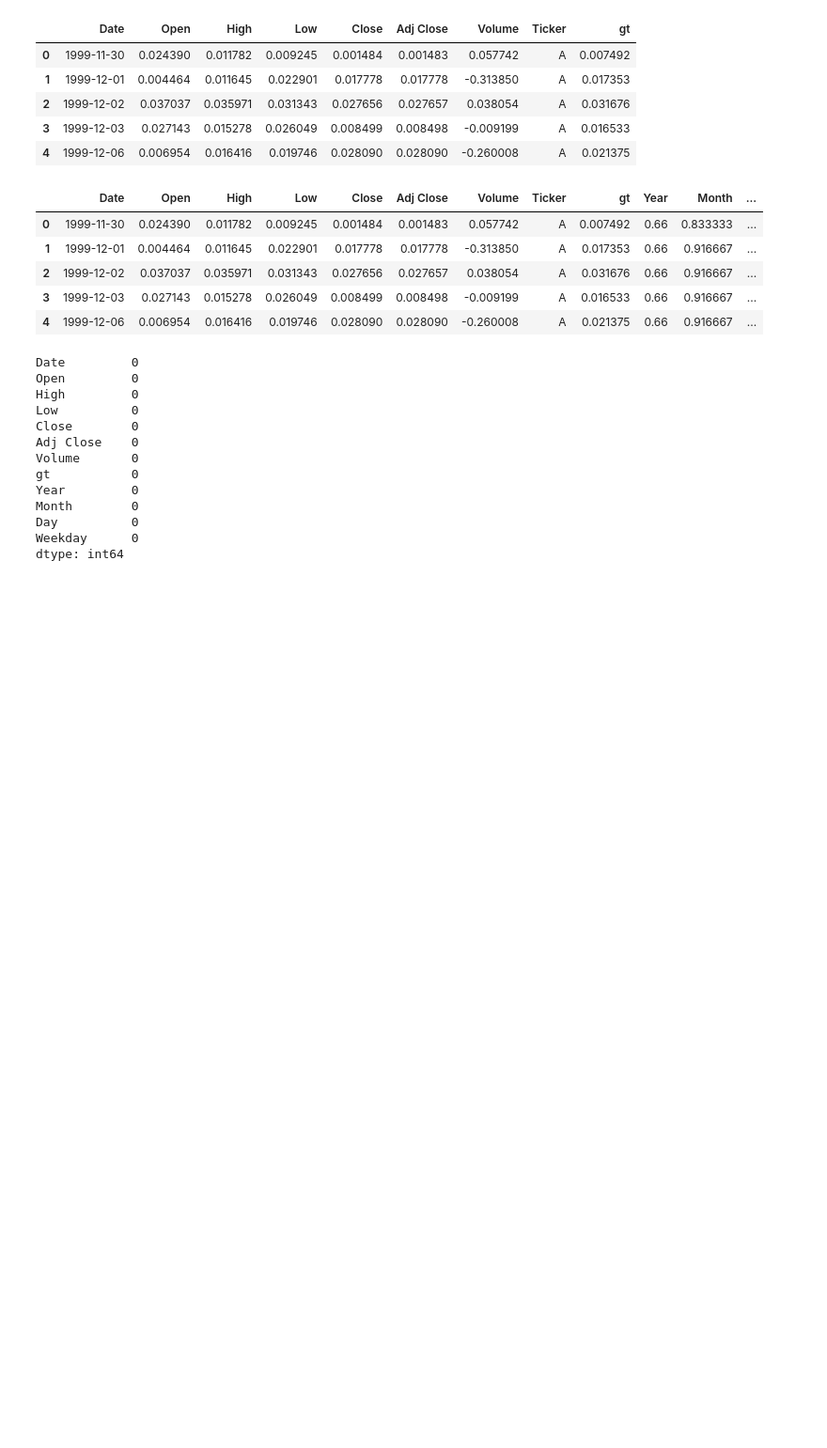
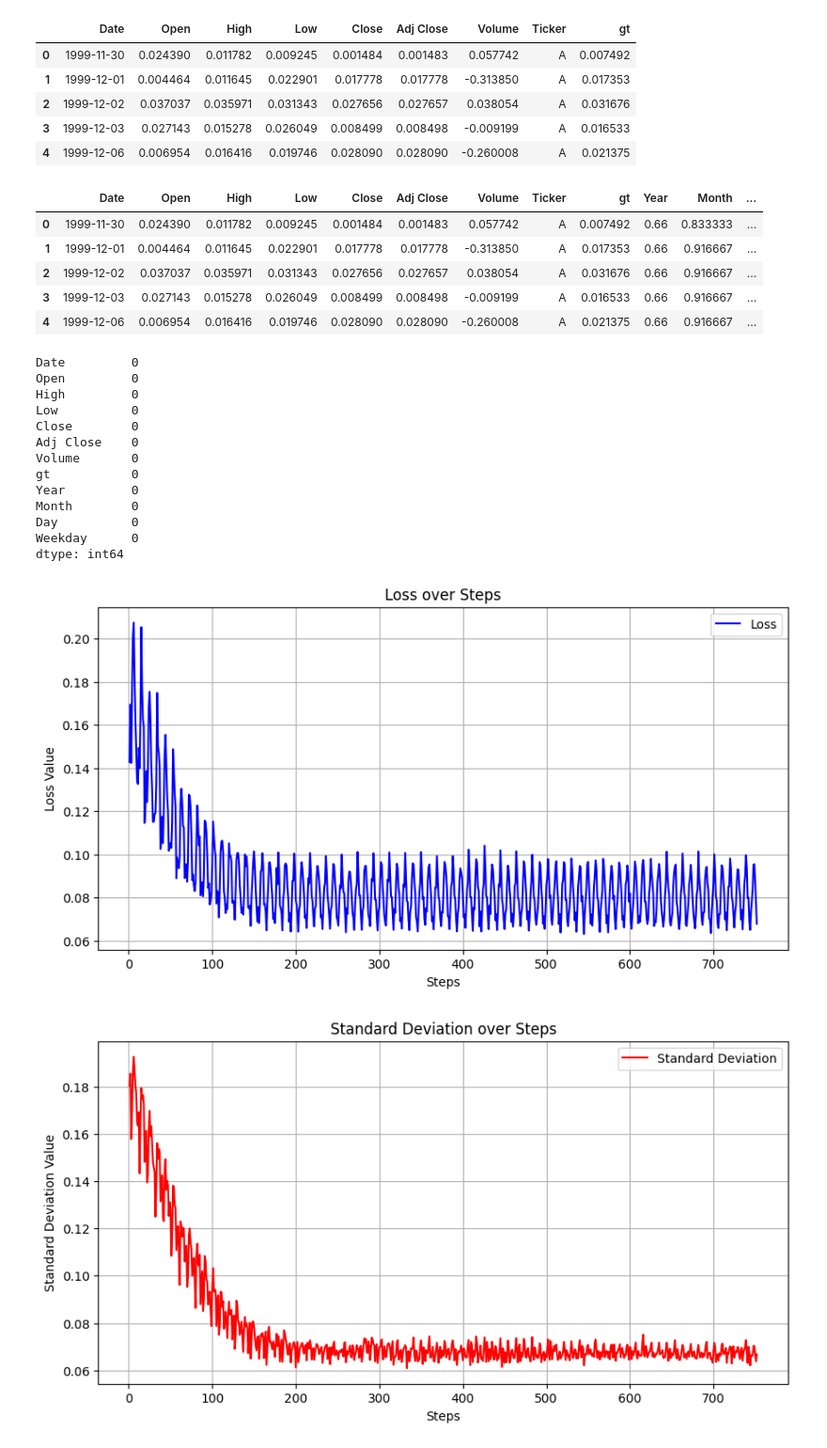
Before and after one commit to katop1234/FPT2, a Jupyter notebook: get_data_test.ipynb, the cells around one changed output. Shown at 94% size. Cells and saved outputs as stored; diff of their text form; code cells hidden in the pictures; blank space fills up the shorter version.

```diff
--- a/get_data_test.ipynb
+++ b/get_data_test.ipynb
@@ -109,3 +109,48 @@ Month        0
 Day          0
 Weekday      0
 dtype: int64
+# %%
+import matplotlib.pyplot as plt
+
+# Read the file
+with open("losses.txt", "r") as f:
+    lines = f.readlines()
+
+# Extract loss and std dev values
+losses = []
+std_devs = []
+
+for line in lines:
+    if "Loss:" in line and "Std Dev:" in line:
+        parts = line.split(',')
+        loss = float(parts[0].split(":")[1].strip())
+        std_dev = float(parts[1].split(":")[1].strip())
+
+        losses.append(loss)
+        std_devs.append(std_dev)
+
+# Plotting
+steps = list(range(1, len(losses) + 1))
+
+# Plot Loss
+plt.figure(figsize=(10, 5))
+plt.plot(steps, losses, label='Loss', color='blue')
+plt.xlabel('Steps')
+plt.ylabel('Loss Value')
+plt.title('Loss over Steps')
+plt.legend()
+plt.grid(True)
+plt.show()
+
+# Plot Std Dev
+plt.figure(figsize=(10, 5))
+plt.plot(steps, std_devs, label='Standard Deviation', color='red')
+plt.xlabel('Steps')
+plt.ylabel('Standard Deviation Value')
+plt.title('Standard Deviation over Steps')
+plt.legend()
+plt.grid(True)
+plt.show()
+# %% [output]
+[figure, added]
+[figure, added]
```
Also changed, not shown: 3 other files.
